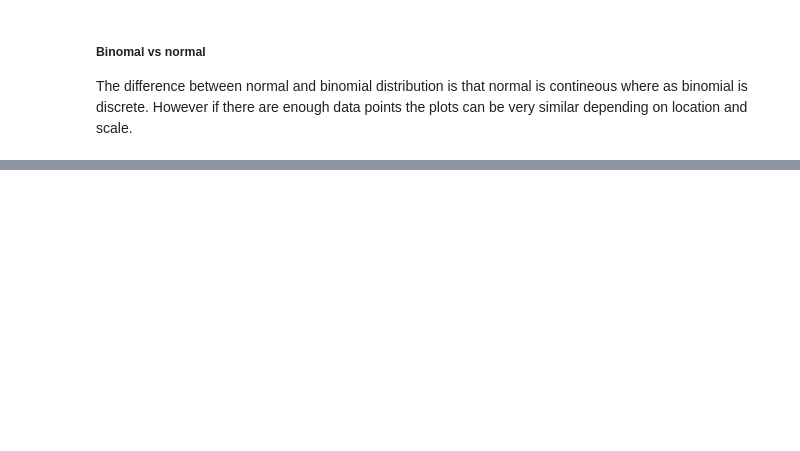
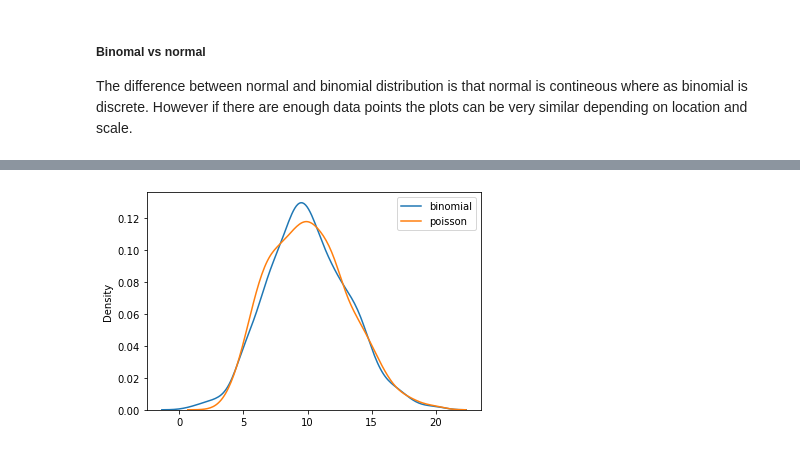
Before and after one commit to Lynch08/numpy-random-investigation, a Jupyter notebook: numpy-random.ipynb, the cells around one changed output, grey strips where cells are left out. Cells and saved outputs as stored; diff of their text form; code cells hidden in the pictures; blank space fills up the shorter version.

```diff
--- a/numpy-random.ipynb
+++ b/numpy-random.ipynb
@@ -294,0 +350,7 @@ print(s)
+# %%
+sns.kdeplot(r.binomial(n=1000, p=0.01, size=1000), label='binomial')
+sns.kdeplot(r.poisson(lam=10, size=1000), label='poisson')
+plt.legend()
+plt.show()
+# %% [output]
+[figure, added]
```
Also changed, not shown: parts of 37 cells of this notebook, 4 other files.
